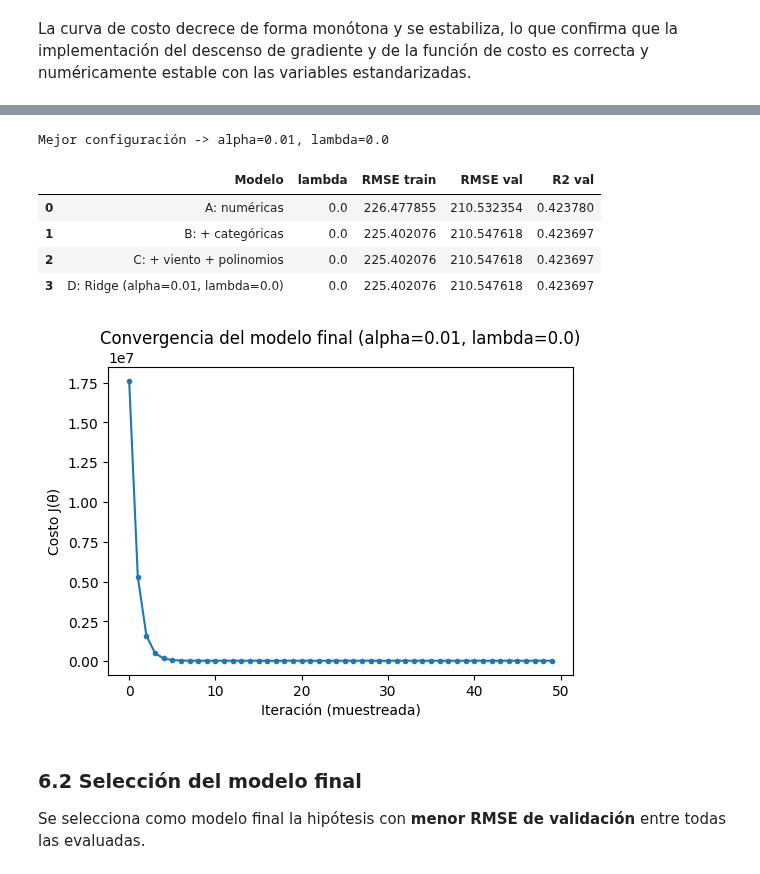
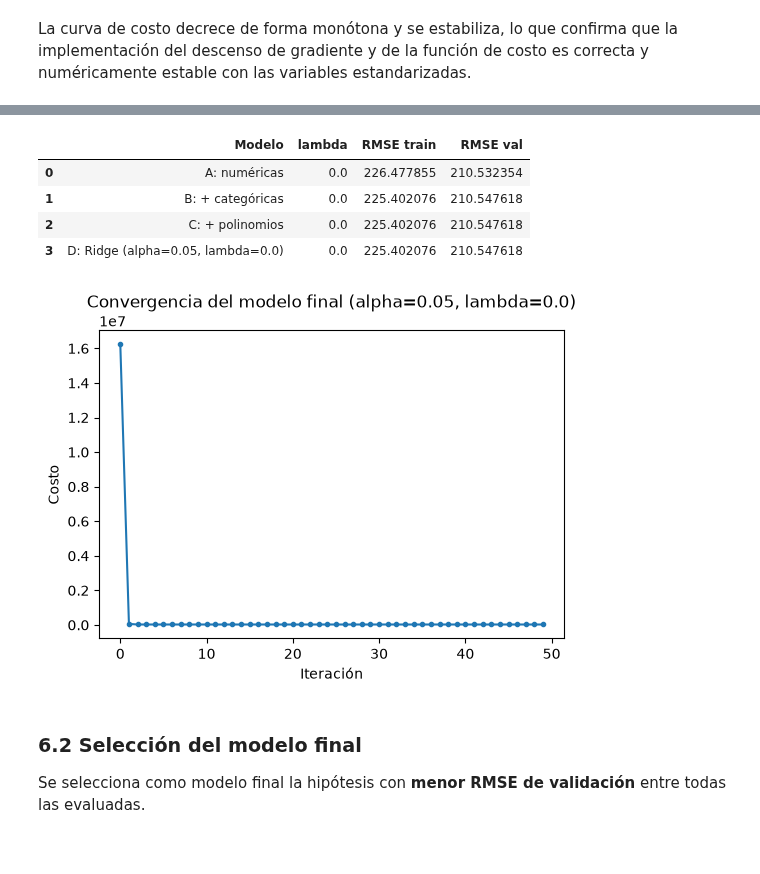
Before and after one commit to SalomonAvila/MachineLearning, a Jupyter notebook: Taller01 - Entregable/Taller1_Punto1_Regresion_lineal.ipynb, the cells around one changed output, grey strips where cells are left out. Saved outputs shown, nothing was run; the diff lists cells and outputs as text; code cells hidden in the pictures.

```diff
--- a/Taller01 - Entregable/Taller1_Punto1_Regresion_lineal.ipynb
+++ b/Taller01 - Entregable/Taller1_Punto1_Regresion_lineal.ipynb
@@ -389,23 +352,20 @@ def make_design(cols, poly_cols=None):
 ALPHA, EPOCHS = 0.05, 3000
 results = []
 
-# Modelo A: numéricas
 Xtr_A, Xval_A, Xtest_A = make_design(base_numeric)
 theta_A, _ = fit_model(Xtr_A, y_train, alpha=ALPHA, epochs=EPOCHS, lam=0.0)
-results.append(["A: numéricas", 0.0, rmse(theta_A, Xtr_A, y_train), rmse(theta_A, Xval_A, y_val), r2_score(theta_A, Xval_A, y_val)])
+results.append(["A: numéricas", 0.0, rmse(theta_A, Xtr_A, y_train), rmse(theta_A, Xval_A, y_val)])
 
-# Modelo B: + categóricas
 cols_B = base_numeric + dummy_cols
 Xtr_B, Xval_B, Xtest_B = make_design(cols_B)
 theta_B, _ = fit_model(Xtr_B, y_train, alpha=ALPHA, epochs=EPOCHS, lam=0.0)
-results.append(["B: + categóricas", 0.0, rmse(theta_B, Xtr_B, y_train), rmse(theta_B, Xval_B, y_val), r2_score(theta_B, Xval_B, y_val)])
+results.append(["B: + categóricas", 0.0, rmse(theta_B, Xtr_B, y_train), rmse(theta_B, Xval_B, y_val)])
 
-# Modelo C: + viento (sin/cos) + polinomios
-cols_C = base_numeric + dummy_cols + wind_trig_cols
+cols_C = base_numeric + dummy_cols
 Xtr_C, Xval_C, Xtest_C = make_design(cols_C, poly_cols=key_poly_cols)
 theta_C, _ = fit_model(Xtr_C, y_train, alpha=ALPHA, epochs=EPOCHS, lam=0.0)
-results.append(["C: + viento + polinomios", 0.0, rmse(theta_C, Xtr_C, y_train), rmse(theta_C, Xval_C, y_val), r2_score(theta_C, Xval_C, y_val)])
+results.append(["C: + polinomios", 0.0, rmse(theta_C, Xtr_C, y_train), rmse(theta_C, Xval_C, y_val)])
 
-results_df = pd.DataFrame(results, columns=["Modelo", "lambda", "RMSE train", "RMSE val", "R2 val"])
+results_df = pd.DataFrame(results, columns=["Modelo", "lambda", "RMSE train", "RMSE val"])
 results_df
 # %% [output]
@@ -420,15 +380,14 @@ Sobre la hipótesis del **Modelo C** (la más completa), se prueban distintas co
 # %%
-grid_results = []
-for alpha in [0.01, 0.05, 0.1]:
-    for lam in [0.0, 1.0, 10.0, 50.0, 100.0]:
-        theta_g, _ = fit_model(Xtr_C, y_train, alpha=alpha, epochs=EPOCHS, lam=lam)
-        grid_results.append([
-            alpha, lam,
-            rmse(theta_g, Xtr_C, y_train),
-            rmse(theta_g, Xval_C, y_val),
-            r2_score(theta_g, Xval_C, y_val),
-        ])
+best_alpha = ALPHA
+lambdas_probar = [0.0, 1.0, 10.0, 50.0, 100.0]
 
-grid_df = pd.DataFrame(grid_results, columns=["alpha", "lambda", "RMSE train", "RMSE val", "R2 val"])
-grid_df.sort_values("RMSE val").reset_index(drop=True)
+rmse_val_por_lambda = []
+for lam in lambdas_probar:
+    theta_g, _ = fit_model(Xtr_C, y_train, alpha=best_alpha, epochs=EPOCHS, lam=lam)
+    val_err = rmse(theta_g, Xval_C, y_val)
+    rmse_val_por_lambda.append(val_err)
+    print(f"lambda={lam:>6} -> RMSE train={rmse(theta_g, Xtr_C, y_train):.2f}  RMSE val={val_err:.2f}")
+
+best_lambda = lambdas_probar[int(np.argmin(rmse_val_por_lambda))]
+print(f"\nMejor lambda (menor RMSE de validación): {best_lambda}")
 # %% [output]
@@ -451,31 +401,26 @@ grid_df.sort_values("RMSE val").reset_index(drop=True)
 # %%
-best_row = grid_df.sort_values("RMSE val").iloc[0]
-best_alpha, best_lambda = best_row["alpha"], best_row["lambda"]
-print(f"Mejor configuración -> alpha={best_alpha}, lambda={best_lambda}")
-
 theta_D, hist_D = fit_model(Xtr_C, y_train, alpha=best_alpha, epochs=EPOCHS, lam=best_lambda)
 results.append([
     f"D: Ridge (alpha={best_alpha}, lambda={best_lambda})", best_lambda,
-    rmse(theta_D, Xtr_C, y_train), rmse(theta_D, Xval_C, y_val), r2_score(theta_D, Xval_C, y_val),
+    rmse(theta_D, Xtr_C, y_train), rmse(theta_D, Xval_C, y_val),
 ])
-results_df = pd.DataFrame(results, columns=["Modelo", "lambda", "RMSE train", "RMSE val", "R2 val"])
+results_df = pd.DataFrame(results, columns=["Modelo", "lambda", "RMSE train", "RMSE val"])
 results_df
 # %% [output]
-Mejor configuración -> alpha=0.01, lambda=0.0
-|  | Modelo | lambda | RMSE train | RMSE val | R2 val |
-| 0 | A: numéricas | 0.0 | 226.477855 | 210.532354 | 0.423780 |
-| 1 | B: + categóricas | 0.0 | 225.402076 | 210.547618 | 0.423697 |
-| 2 | C: + viento + polinomios | 0.0 | 225.402076 | 210.547618 | 0.423697 |
-| 3 | D: Ridge (alpha=0.01, lambda=0.0) | 0.0 | 225.402076 | 210.547618 | 0.423697 |
+|  | Modelo | lambda | RMSE train | RMSE val |
+| 0 | A: numéricas | 0.0 | 226.477855 | 210.532354 |
+| 1 | B: + categóricas | 0.0 | 225.402076 | 210.547618 |
+| 2 | C: + polinomios | 0.0 | 225.402076 | 210.547618 |
+| 3 | D: Ridge (alpha=0.05, lambda=0.0) | 0.0 | 225.402076 | 210.547618 |
 # %%
 plt.figure(figsize=(6,4))
 plt.plot(hist_D, marker="o", markersize=3)
-plt.xlabel("Iteración (muestreada)")
-plt.ylabel("Costo J(θ)")
+plt.xlabel("Iteración")
+plt.ylabel("Costo")
 plt.title(f"Convergencia del modelo final (alpha={best_alpha}, lambda={best_lambda})")
 plt.show()
 # %% [output]
-[figure, old version]
+[figure, new version]
 # %% [markdown]
 ### 6.2 Selección del modelo final
 
```
Also changed, not shown: parts of 34 cells of this notebook, 1 other file.
